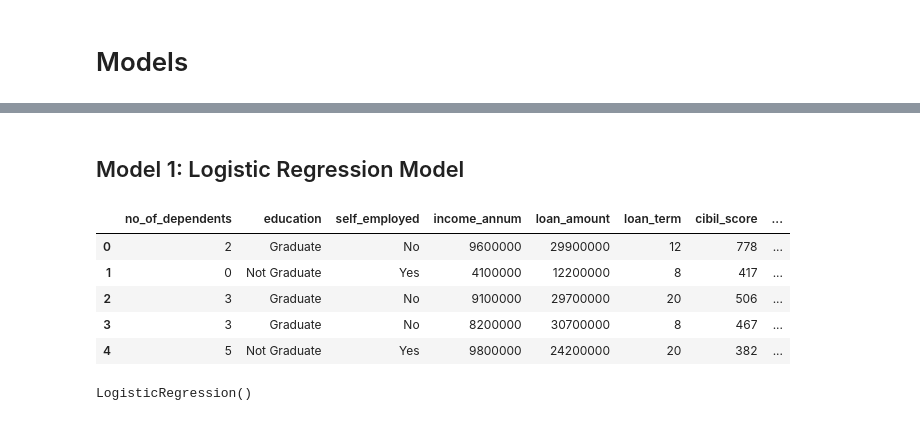
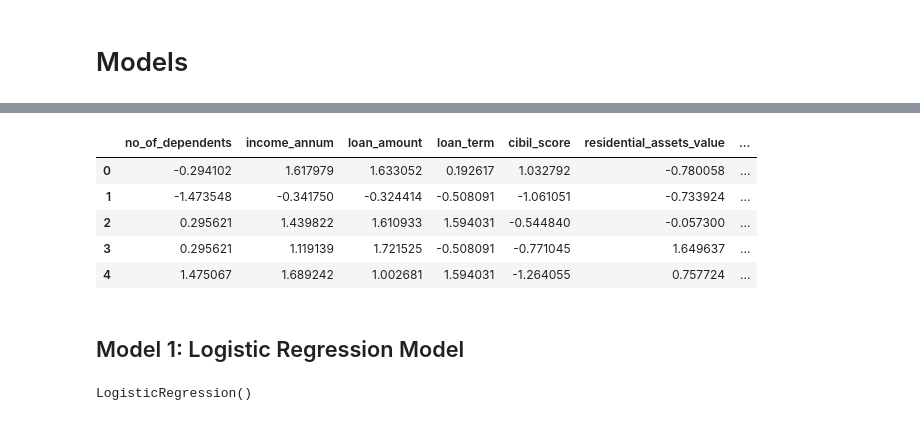
Before and after one commit to aliciahlavac/Project_4, a Jupyter notebook: Main.ipynb, the cells around one changed output, grey strips where cells are left out. Saved outputs shown, nothing was run; the diff lists cells and outputs as text; code cells hidden in the pictures.

```diff
--- a/Main.ipynb
+++ b/Main.ipynb
@@ -399,26 +423,24 @@ We have no reason to believe these outliers are caused by error, and may present
+# %%
+# Split the data into features (X) and Target (y) variables
+X = df.drop(['loan_status', 'education', 'self_employed', 'loan_status_mapped', 'cibil_score_bins'], axis=1)
+y = df['loan_status_mapped']  # Use mapped target column
+
+# Grab only columns that aren't dummy variables or categorical variables
+num_var = ['no_of_dependents', 'income_annum', 'loan_amount', 'loan_term', 'cibil_score', 'residential_assets_value',
+           'commercial_assets_value', 'luxury_assets_value', 'bank_asset_value']
+# Initialize a StandardScaler instance
+scaler = StandardScaler()
+
+# Scale the numerical variables
+X[num_var] = scaler.fit_transform(X[num_var])
+
+X.head()
+# %% [output]
+|  | no_of_dependents | income_annum | loan_amount | loan_term | cibil_score | residential_assets_value | ... |
+| 0 | -0.294102 | 1.617979 | 1.633052 | 0.192617 | 1.032792 | -0.780058 | ... |
+| 1 | -1.473548 | -0.341750 | -0.324414 | -0.508091 | -1.061051 | -0.733924 | ... |
+| 2 | 0.295621 | 1.439822 | 1.610933 | 1.594031 | -0.544840 | -0.057300 | ... |
+| 3 | 0.295621 | 1.119139 | 1.721525 | -0.508091 | -0.771045 | 1.649637 | ... |
+| 4 | 1.475067 | 1.689242 | 1.002681 | 1.594031 | -1.264055 | 0.757724 | ... |
 # %% [markdown]
 ## Model 1: Logistic Regression Model
-# %%
-# Implement a logistic regression model
-
-# Convert categorical variables into dummy variables
-# Define a mapping dictionary
-mappings = {
-    'education': {'Graduate': 1, 'Not Graduate': 0},
-    'self_employed': {'Yes': 1, 'No': 0},
-    'loan_status': {'Approved': 1, 'Rejected': 0}
-}
-
-# Use a for loop to map education, self_employed, and loan_status variables to 0s and 1s
-for column, mapping in mappings.items():
-    df[column + '_mapped'] = df[column].map(mapping)
-
-# Display the first few rows of the DataFrame to check the new column
-df.head()
-# %% [output]
-|  | no_of_dependents | education | self_employed | income_annum | loan_amount | loan_term | cibil_score | ... |
-| 0 | 2 | Graduate | No | 9600000 | 29900000 | 12 | 778 | ... |
-| 1 | 0 | Not Graduate | Yes | 4100000 | 12200000 | 8 | 417 | ... |
-| 2 | 3 | Graduate | No | 9100000 | 29700000 | 20 | 506 | ... |
-| 3 | 3 | Graduate | No | 8200000 | 30700000 | 8 | 467 | ... |
-| 4 | 5 | Not Graduate | Yes | 9800000 | 24200000 | 20 | 382 | ... |
```
Also changed, not shown: parts of 20 cells of this notebook.
